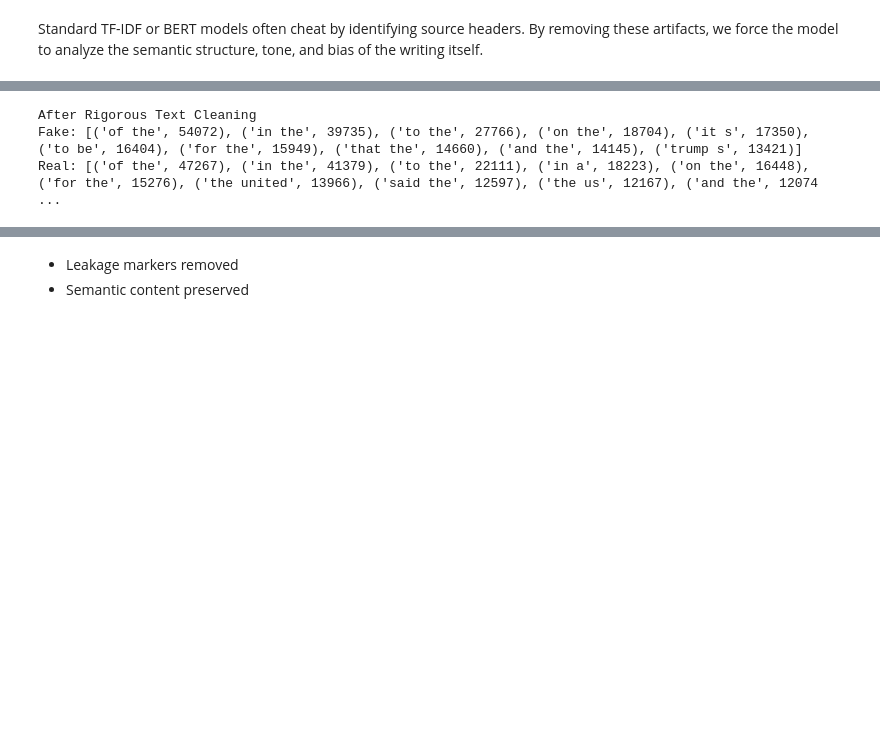
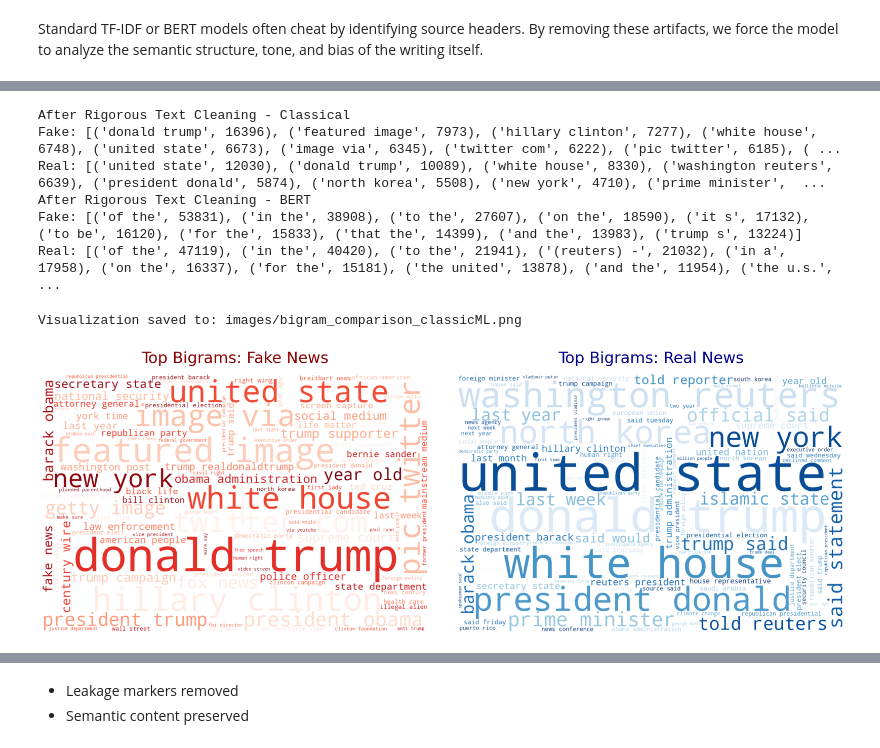
Before and after one commit to LiubovRev/Fake-News-Detector, a Jupyter notebook: fake_news_project.ipynb, the cells around one changed output, grey strips where cells are left out. Drawn from its saved outputs; the diff is of its cells as text; code cells hidden in the pictures; blank space fills up the shorter version.

```diff
--- a/fake_news_project.ipynb
+++ b/fake_news_project.ipynb
@@ -112,10 +192,15 @@ def rigorous_cleaning(text):
 # %%
-df['cleaned_text'] = df['text'].apply(rigorous_cleaning)
+print("After Rigorous Text Cleaning - Classical")
+print("Fake:", get_top_ngrams(df[df['is_fake']==1]['text_classical']))
+print("Real:", get_top_ngrams(df[df['is_fake']==0]['text_classical']))
 
-print("After Rigorous Text Cleaning")
-print("Fake:", get_top_ngrams(df[df['is_fake']==1]['cleaned_text']))
-print("Real:", get_top_ngrams(df[df['is_fake']==0]['cleaned_text']))
+print("After Rigorous Text Cleaning - BERT")
+print("Fake:", get_top_ngrams(df[df['is_fake']==1]['text_bert']))
+print("Real:", get_top_ngrams(df[df['is_fake']==0]['text_bert']))
 # %% [output]
-After Rigorous Text Cleaning
-Fake: [('of the', 54072), ('in the', 39735), ('to the', 27766), ('on the', 18704), ('it s', 17350), ('to be', 16404), ('for the', 15949), ('that the', 14660), ('and the', 14145), ('trump s', 13421)]
-Real: [('of the', 47267), ('in the', 41379), ('to the', 22111), ('in a', 18223), ('on the', 16448), ('for the', 15276), ('the united', 13966), ('said the', 12597), ('the us', 12167), ('and the', 12074 ...
+After Rigorous Text Cleaning - Classical
+Fake: [('donald trump', 16396), ('featured image', 7973), ('hillary clinton', 7277), ('white house', 6748), ('united state', 6673), ('image via', 6345), ('twitter com', 6222), ('pic twitter', 6185), ( ...
+Real: [('united state', 12030), ('donald trump', 10089), ('white house', 8330), ('washington reuters', 6639), ('president donald', 5874), ('north korea', 5508), ('new york', 4710), ('prime minister',  ...
+After Rigorous Text Cleaning - BERT
+Fake: [('of the', 53831), ('in the', 38908), ('to the', 27607), ('on the', 18590), ('it s', 17132), ('to be', 16120), ('for the', 15833), ('that the', 14399), ('and the', 13983), ('trump s', 13224)]
+Real: [('of the', 47119), ('in the', 40420), ('to the', 21941), ('(reuters) -', 21032), ('in a', 17958), ('on the', 16337), ('for the', 15181), ('the united', 13878), ('and the', 11954), ('the u.s.',  ...
@@ -121,0 +263,8 @@ Real: [('of the', 47267), ('in the', 41379), ('to the', 22111), ('in a', 18223),
+# %%
+# Run the function with  frequency counters
+fake_freq_class = get_bigram_freq(df[df['is_fake'] == 1]['text_classical'])
+real_freq_class = get_bigram_freq(df[df['is_fake'] == 0]['text_classical'])
+create_comparison_clouds(fake_freq_class, real_freq_class, type="classicML")
+# %% [output]
+Visualization saved to: images/bigram_comparison_classicML.png
+[figure, added]
```
Also changed, not shown: parts of 55 cells of this notebook.
